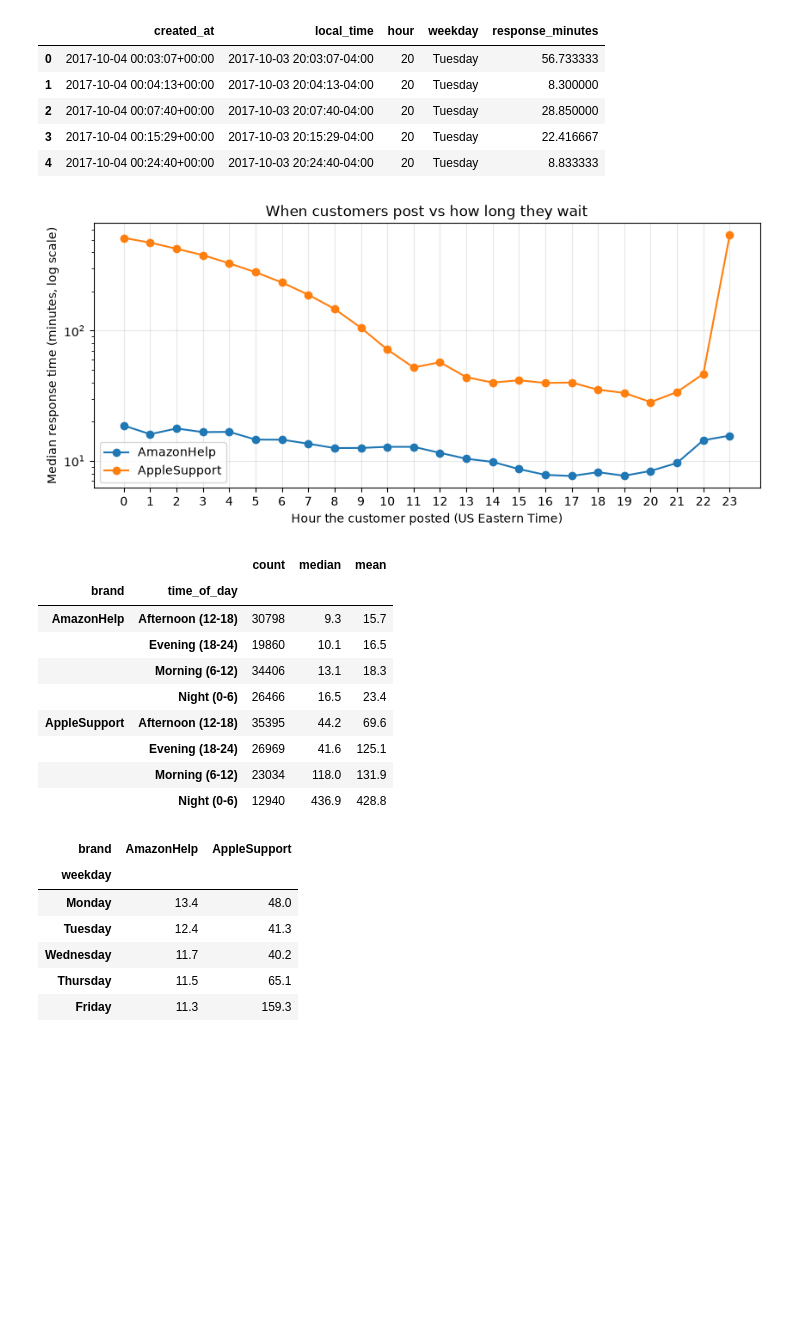
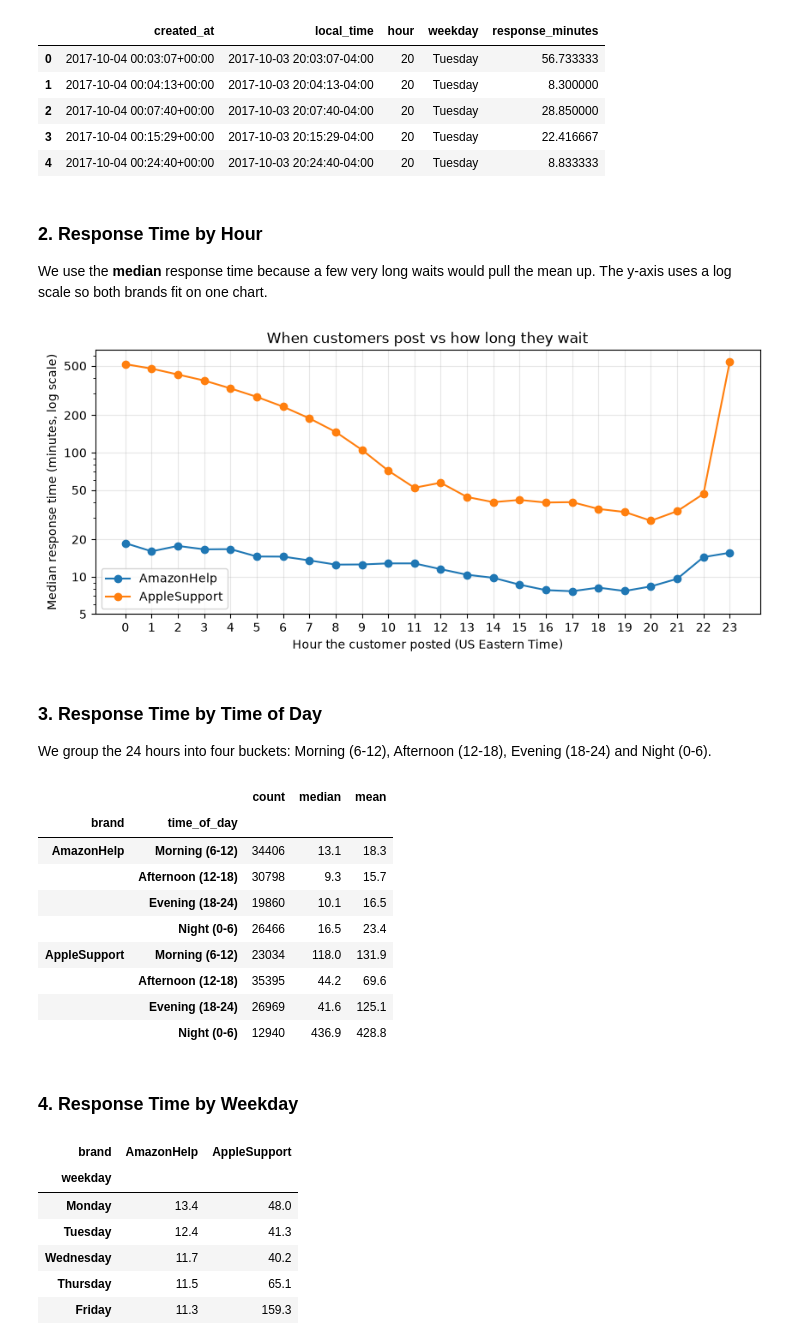
Before and after one commit to Chuandablackpig/CustomerSupportAnalysis, a Jupyter notebook: piplines/eda.ipynb, the cells around one changed output. Cells and saved outputs as stored; diff of their text form; code cells hidden in the pictures; blank space fills up the shorter version.

```diff
--- a/piplines/eda.ipynb
+++ b/piplines/eda.ipynb
@@ -36,23 +52,32 @@ cases[["created_at", "local_time", "hour", "weekday", "response_minutes"]].head(
 | 2 | 2017-10-04 00:07:40+00:00 | 2017-10-03 20:07:40-04:00 | 20 | Tuesday | 28.850000 |
 | 3 | 2017-10-04 00:15:29+00:00 | 2017-10-03 20:15:29-04:00 | 20 | Tuesday | 22.416667 |
 | 4 | 2017-10-04 00:24:40+00:00 | 2017-10-03 20:24:40-04:00 | 20 | Tuesday | 8.833333 |
+# %% [markdown]
+### 2. Response Time by Hour
+
+We use the **median** response time because a few very long waits would pull the mean up. The y-axis uses a log scale so both brands fit on one chart.
 # %%
 # Median response time for each (hour, brand) pair; median is robust to very long waits
 hourly = cases.groupby(["hour", "brand"])["response_minutes"].median().unstack()
 
 plt.figure(figsize=(10, 4))
 for brand in hourly.columns:
     plt.plot(hourly.index, hourly[brand], marker="o", label=brand)
 plt.yscale("log")   # log scale so both brands fit on one chart
+plt.yticks([5, 10, 20, 50, 100, 200, 500], ["5", "10", "20", "50", "100", "200", "500"])  # readable tick labels
 plt.xticks(range(24))
 plt.xlabel("Hour the customer posted (US Eastern Time)")
 plt.ylabel("Median response time (minutes, log scale)")
 plt.title("When customers post vs how long they wait")
 plt.legend()
 plt.grid(alpha=0.3)
 plt.show()
 # %% [output]
-[figure, old version]
+[figure, new version]
+# %% [markdown]
+### 3. Response Time by Time of Day
+
+We group the 24 hours into four buckets: Morning (6-12), Afternoon (12-18), Evening (18-24) and Night (0-6).
 # %%
 def time_of_day(h):
     """Map an hour (0-23) to one of four time-of-day buckets."""
@@ -66,20 +91,24 @@ def time_of_day(h):
         return "Night (0-6)"
 
 cases["time_of_day"] = cases["hour"].apply(time_of_day)
+time_order = ["Morning (6-12)", "Afternoon (12-18)", "Evening (18-24)", "Night (0-6)"]
 
-# Number of cases, median and mean wait for each brand and time bucket
-cases.groupby(["brand", "time_of_day"])["response_minutes"].agg(["count", "median", "mean"]).round(1)
+# Number of cases, median and mean wait for each brand and time bucket, in chronological order
+time_summary = cases.groupby(["brand", "time_of_day"])["response_minutes"].agg(["count", "median", "mean"]).round(1)
+time_summary.reindex(time_order, level="time_of_day")
 # %% [output]
 |  |  | count | median | mean |
 | brand | time_of_day |  |  |  |
-| AmazonHelp | Afternoon (12-18) | 30798 | 9.3 | 15.7 |
+| AmazonHelp | Morning (6-12) | 34406 | 13.1 | 18.3 |
+|  | Afternoon (12-18) | 30798 | 9.3 | 15.7 |
 |  | Evening (18-24) | 19860 | 10.1 | 16.5 |
-|  | Morning (6-12) | 34406 | 13.1 | 18.3 |
 |  | Night (0-6) | 26466 | 16.5 | 23.4 |
-| AppleSupport | Afternoon (12-18) | 35395 | 44.2 | 69.6 |
+| AppleSupport | Morning (6-12) | 23034 | 118.0 | 131.9 |
+|  | Afternoon (12-18) | 35395 | 44.2 | 69.6 |
 |  | Evening (18-24) | 26969 | 41.6 | 125.1 |
-|  | Morning (6-12) | 23034 | 118.0 | 131.9 |
 |  | Night (0-6) | 12940 | 436.9 | 428.8 |
+# %% [markdown]
+### 4. Response Time by Weekday
 # %%
 # Median response time by weekday, in calendar order
 days = ["Monday", "Tuesday", "Wednesday", "Thursday", "Friday", "Saturday", "Sunday"]
```
Also changed, not shown: parts of 39 cells of this notebook, 2 other files.
